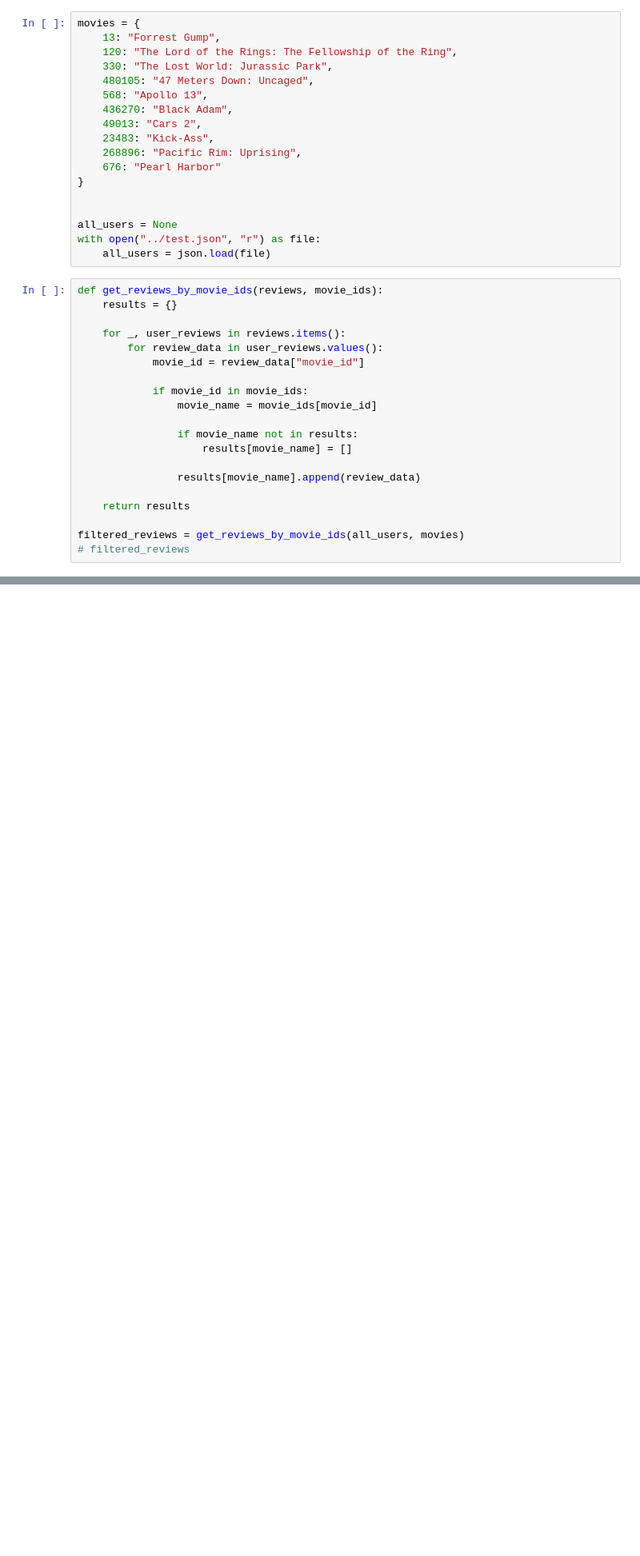
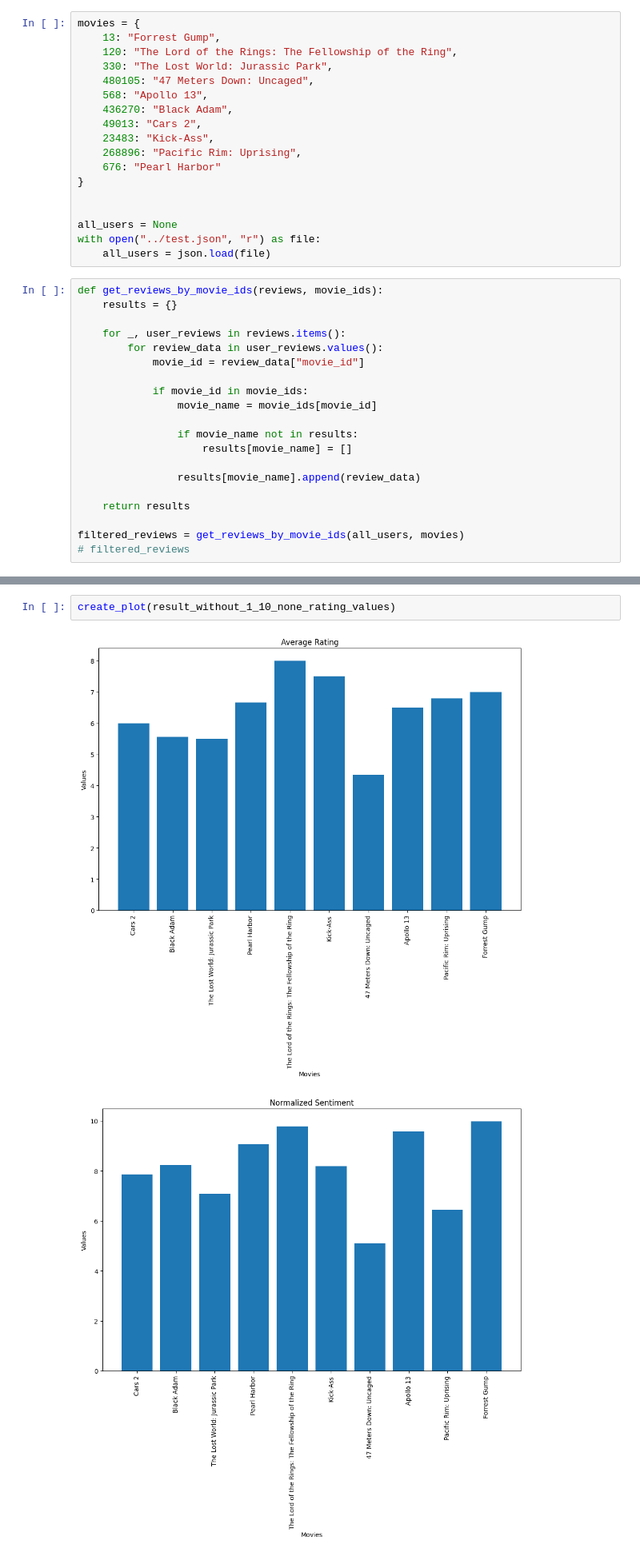
Before and after one commit to Padinator/Watch-Tip, a Jupyter notebook: ranking/visualize_ranking_data.ipynb, the cells around one changed output, grey strips where cells are left out. Shown at 80% size. Saved outputs shown, nothing was run; the diff lists cells and outputs as text; blank space fills up the shorter version.

```diff
--- a/ranking/visualize_ranking_data.ipynb
+++ b/ranking/visualize_ranking_data.ipynb
@@ -147,0 +177,5 @@ result
+# %%
+create_plot(result_without_1_10_none_rating_values)
+# %% [output]
+[figure, added]
+[figure, added]
```
Also changed, not shown: parts of 23 cells of this notebook.
